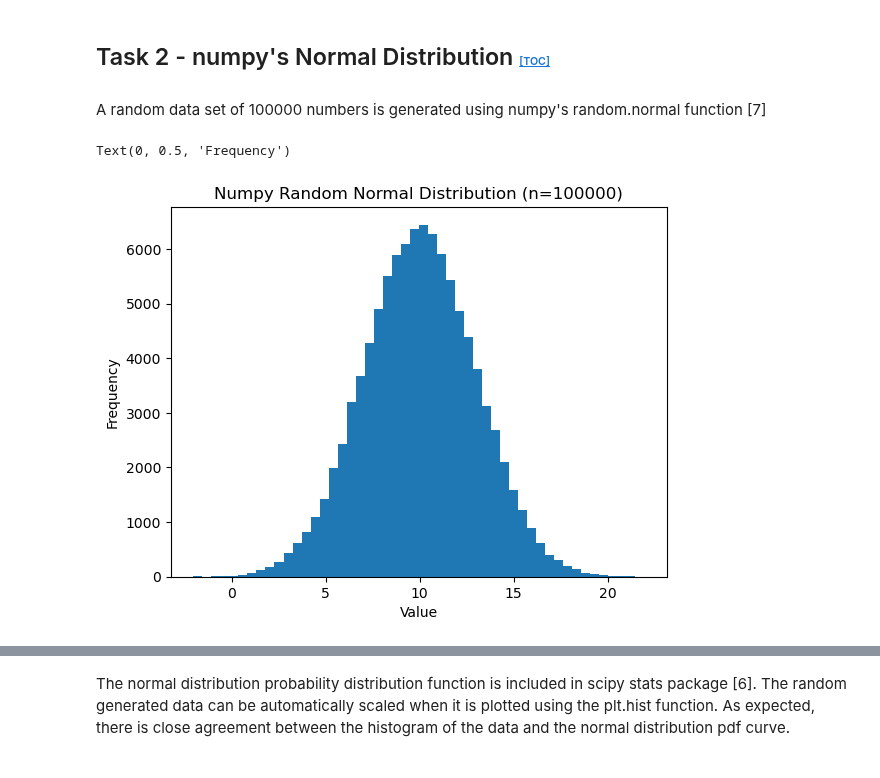
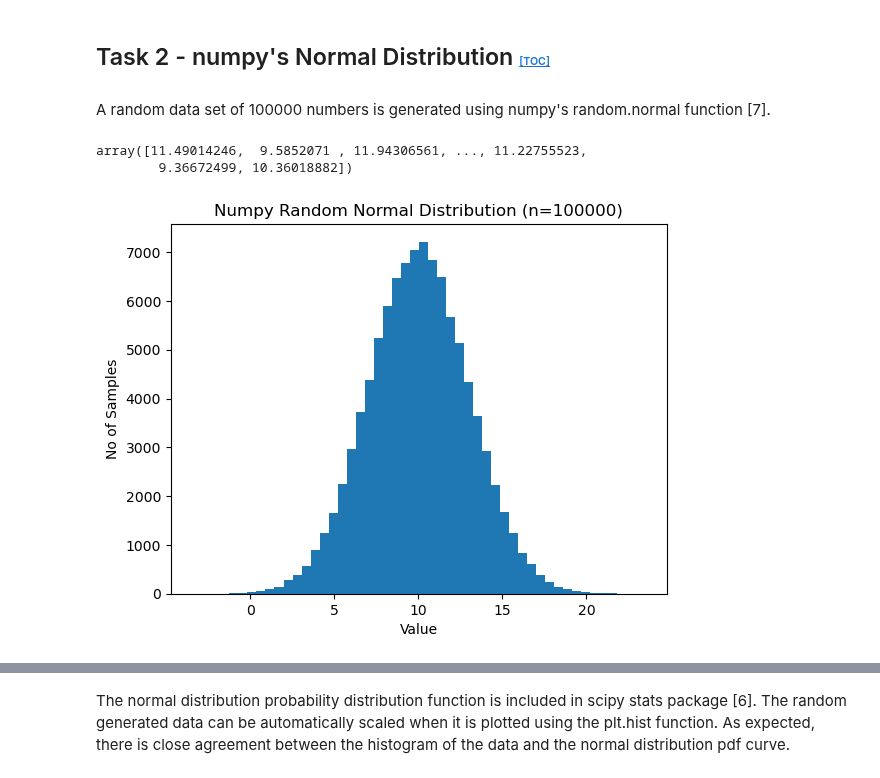
Before and after one commit to Eilis9/applied_statistics, a Jupyter notebook: tasks.ipynb, the cells around one changed output, grey strips where cells are left out. Cells and saved outputs as stored; diff of their text form; code cells hidden in the pictures.

```diff
--- a/tasks.ipynb
+++ b/tasks.ipynb
@@ -236,7 +236,7 @@ So, if the experiment is designed whereby the lady or tea-taster is allowed to m
 # %% [markdown]
 ## Task 2 - numpy's Normal Distribution <a id="Task2"></a> <span style="font-size: 8pt;"> [[TOC]](#toc)</span>
 # %% [markdown]
-A random data set of 100000 numbers is generated using numpy's random.normal function [7]
+A random data set of 100000 numbers is generated using numpy's random.normal function [7].
 # %%
 # Generate the random normal distributed data with numpy generator [7]
 import numpy as np
@@ -248,16 +248,21 @@ mean = 10
 st_dev = 3
 
 # Generate the random data using numpy random normal
+np.random.seed(42)
 data = np.random.normal(loc=mean, scale=st_dev, size=n)
-
-# Visualise the data
-plt.hist(data, bins=50);
-plt.title('Numpy Random Normal Distribution (n=100000)')
-plt.xlabel('Value')
-plt.ylabel('Frequency')
+data
 # %% [output]
-Text(0, 0.5, 'Frequency')
+array([11.49014246,  9.5852071 , 11.94306561, ..., 11.22755523,
+        9.36672499, 10.36018882])
-[figure, removed]
+# %%
+# Visualise the data with a histogram as data is not discrete
+plt.hist(data, bins=50);
+plt.title('Numpy Random Normal Distribution (n=100000)')
+plt.xlabel('Value')
+plt.ylabel('No of Samples')
+plt.show()
+# %% [output]
+[figure, added]
 # %% [markdown]
 #### The Shapiro-Wilk Test
 
```
Also changed, not shown: parts of 4 cells of this notebook.
